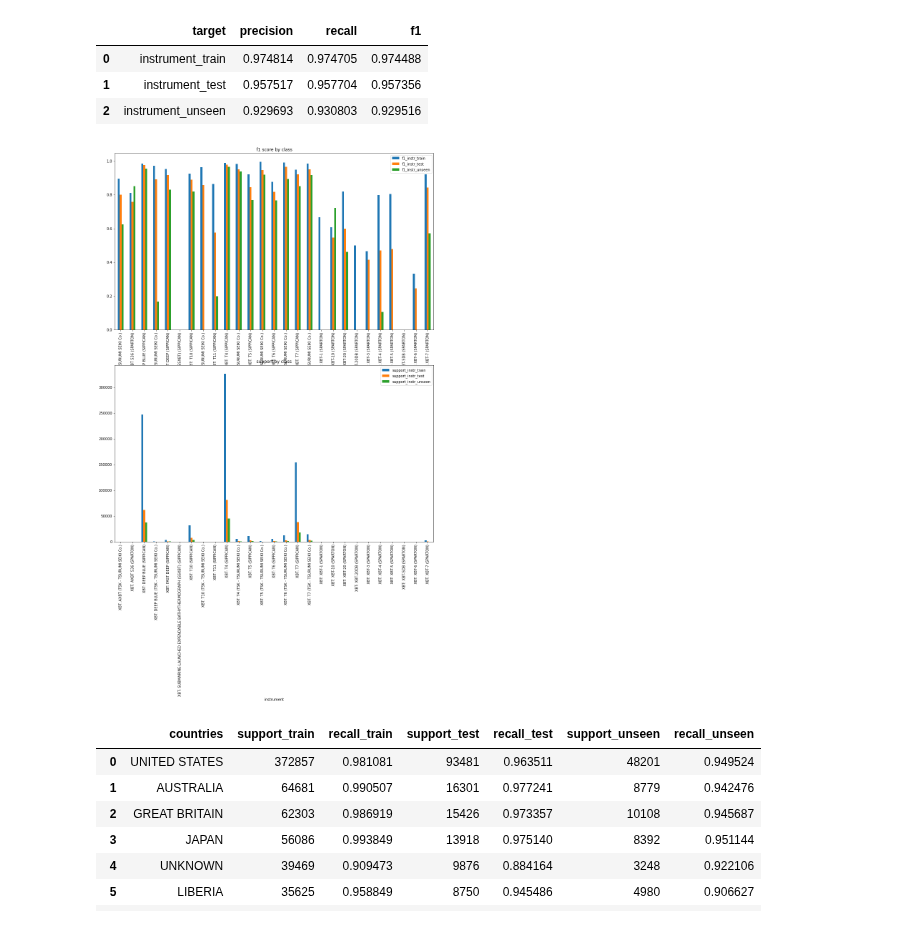
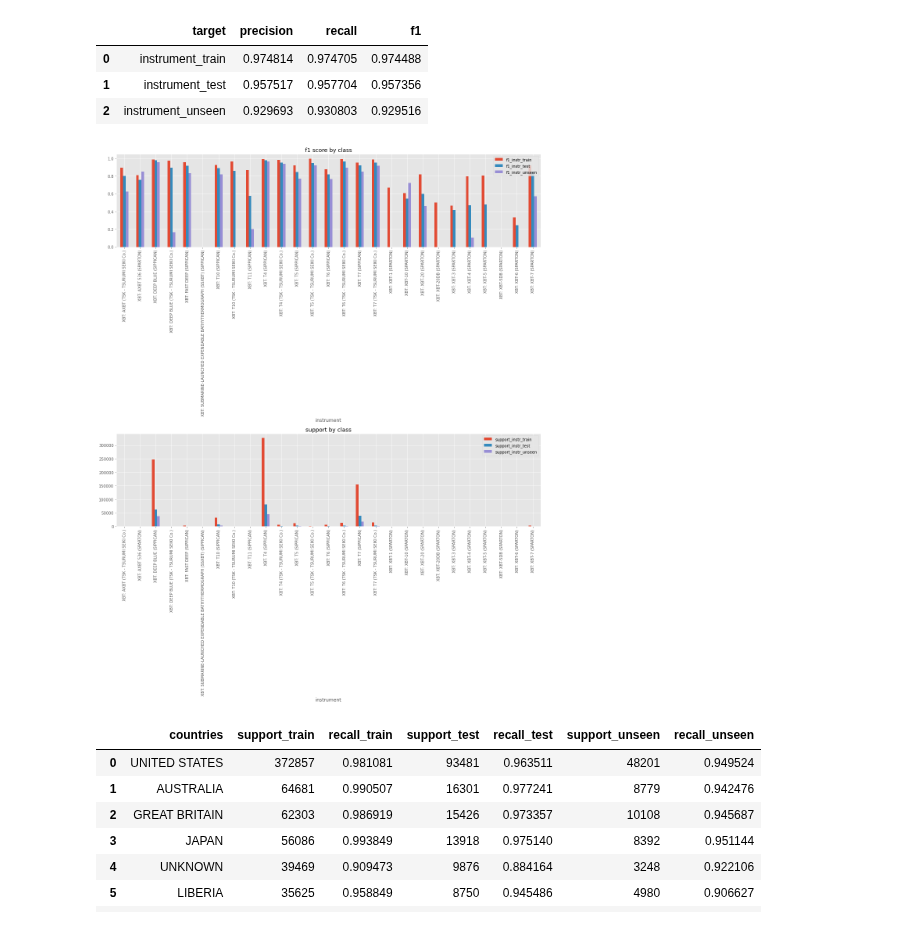
Before and after one commit to MetOffice/XBTs_classification, a Jupyter notebook: notebooks/dt_class_accuracy.ipynb, the cells around one changed output. Drawn from its saved outputs; the diff is of its cells as text; code cells hidden in the pictures.

```diff
--- a/notebooks/dt_class_accuracy.ipynb
+++ b/notebooks/dt_class_accuracy.ipynb
@@ -18,3 +13,9 @@ warnings.filterwarnings('ignore')
+# %%
+import matplotlib
+import matplotlib.pyplot
+import warnings
+warnings.filterwarnings('ignore')
+matplotlib.pyplot.style.use('ggplot')
 # %%
 import ipywidgets
 import time
@@ -214,18 +215,19 @@ pandas.DataFrame.from_dict({
 df_metrics_per_class_instr = pandas.DataFrame.from_dict({k1:v1 for k1,v1 in metrics_per_class_all.items() if 'instr' in k1})
 # %%
 fig1 = matplotlib.pyplot.figure('metrics_by_class', figsize=(16,20))
+fig1.set_tight_layout(True)
 ax1 = fig1.add_subplot(2,1,1,title='f1 score by class')
 _ = df_metrics_per_class_instr.plot.bar(x='instrument',
                                     y=['f1_instr_train', 'f1_instr_test', 'f1_instr_unseen'],
                                     ax=ax1,
                                    )
 ax1 = fig1.add_subplot(2,1,2,title='support by class')
 _ = df_metrics_per_class_instr.plot.bar(x='instrument',
                                     y=['support_instr_train', 'support_instr_test', 'support_instr_unseen'],
                                     ax=ax1,
                                    )
 # %% [output]
-[figure, old version]
+[figure, new version]
 # %%
 df_metrics_avg = pandas.DataFrame.from_dict({
     'target': ['instrument_train','instrument_test', 'instrument_unseen'],
```
Also changed, not shown: parts of 3 cells of this notebook, 2 other files.
